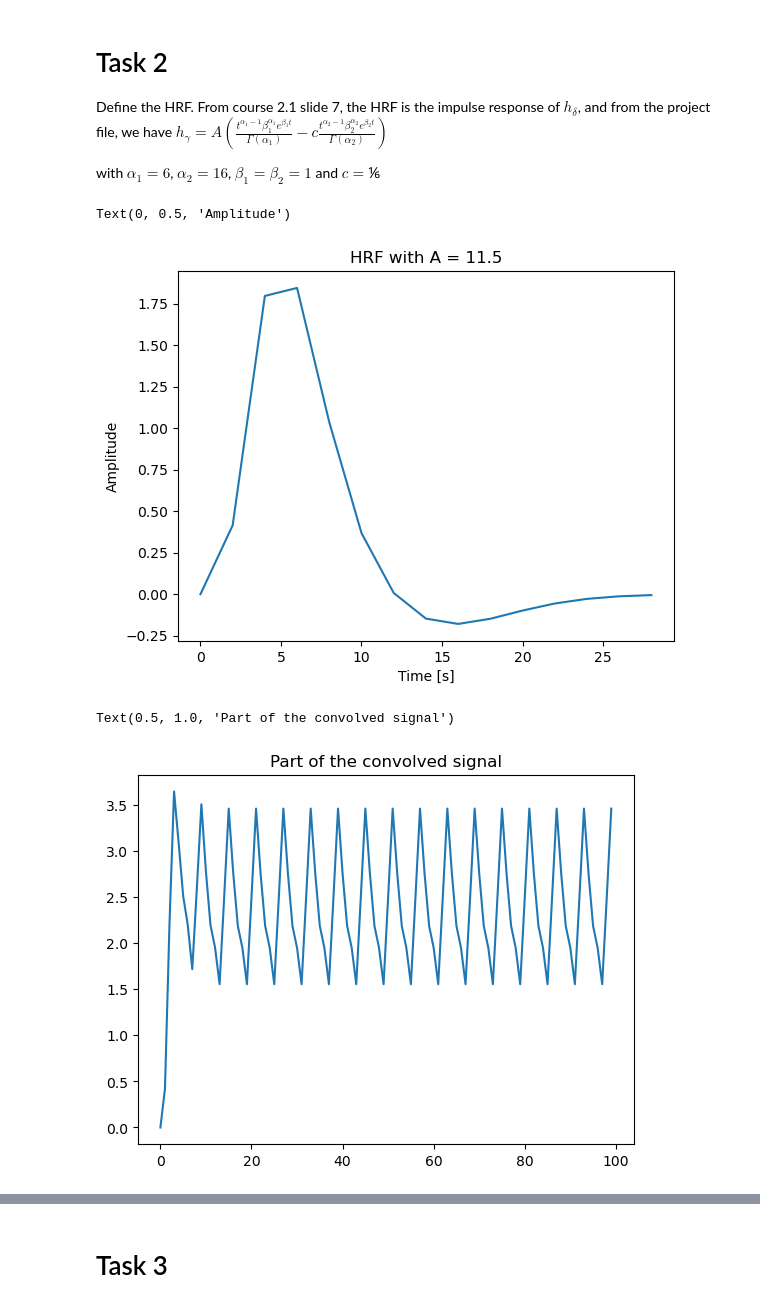
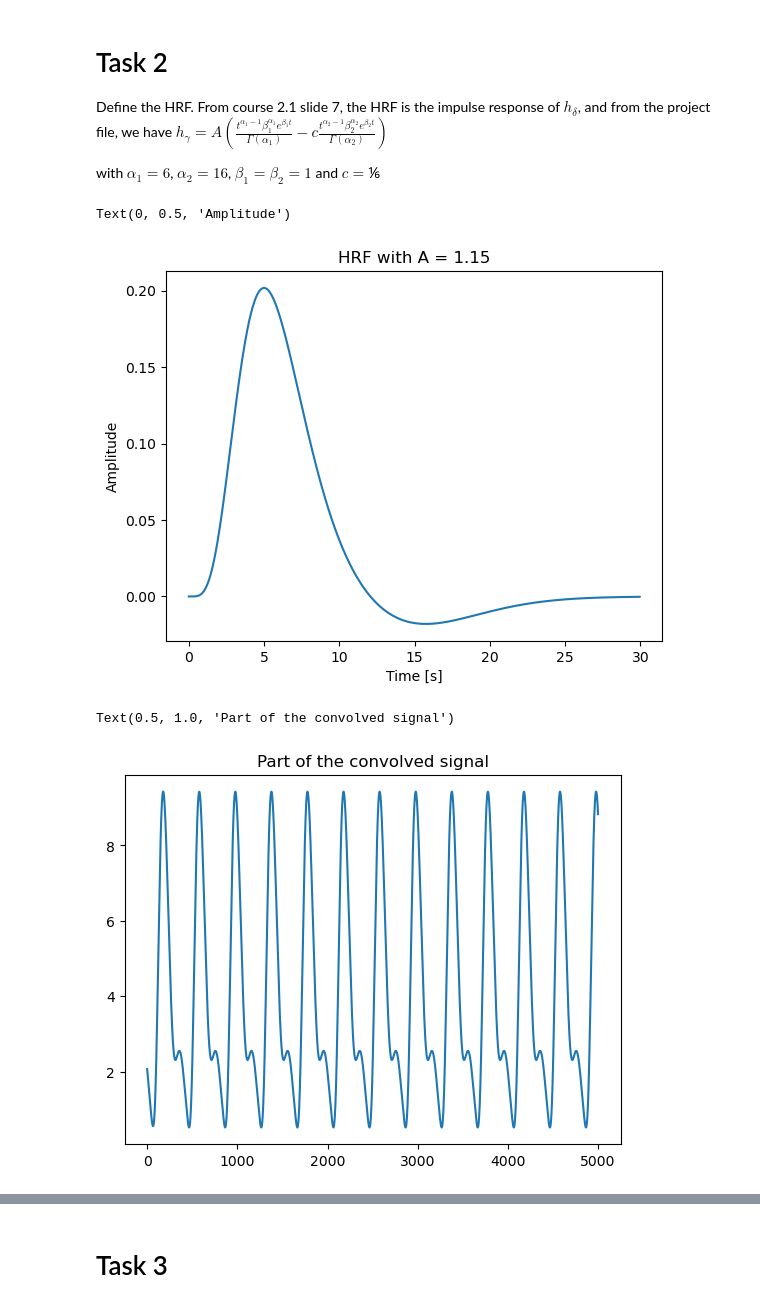
Before and after one commit to Neiizo/NSSP_421_Group_M, a Jupyter notebook: Project1/Code_project_1.ipynb, the cells around one changed output, grey strips where cells are left out. Saved outputs shown, nothing was run; the diff lists cells and outputs as text; code cells hidden in the pictures.

```diff
--- a/Project1/Code_project_1.ipynb
+++ b/Project1/Code_project_1.ipynb
@@ -23,20 +23,22 @@ def rect(t,A=1,length=1):
     if t <= length:
         return A
     else:
-        return 0
+        return 0.0
 # %%
 # General variables
 duration_time = 60 # in minutes
 TR = 2 # in sec
-time_between_events = 6 # in sec
+time_between_events = 8 # in sec
+oversampling = 50
 
 events = {'Face': {'Amplitude': 1, 'Time_stimulus': 2}, # in sec
-          'Control': {'Amplitude': 0.5, 'Time_stimulus': 2}} # in sec
+          'Control': {'Amplitude': 0.3, 'Time_stimulus': 2}} # in sec
 
 start = pd.to_datetime('00:00:00')
 
 # Create a date range with a TR frequency
-date_range = pd.date_range(start=start, end=start+timedelta(minutes=duration_time)-timedelta(seconds=TR), freq=str(TR)+'S')
+date_range = pd.date_range(start=start, end=start+timedelta(minutes=duration_time)-timedelta(seconds=TR/oversampling), freq=str(TR/oversampling)+'S')
+
 
 # Create data to alternate between events
 time_events = pd.date_range(start=start, end=start+timedelta(minutes=duration_time)-timedelta(seconds=time_between_events), freq=str(time_between_events)+'S')
@@ -47,8 +49,10 @@ events_df = pd.DataFrame(data=list_events, index=time_events, columns=["Events"]
 bank_of_signals = dict()
 for event in events:
     bank_of_signals[event] = []
-    for t in range(0, time_between_events, TR):
+    for t in np.arange(0, time_between_events, TR/oversampling):
         bank_of_signals[event].append(rect(t, A=events[event]['Amplitude'], length=events[event]['Time_stimulus']))
+bank_of_signals['Idle'] = np.zeros(int(time_between_events * oversampling / TR)).tolist()
+bank_of_signals['Intercept'] = np.ones(int(time_between_events * oversampling / TR)).tolist()
 
 # Create signals
 signal = np.array([])
@@ -102,22 +110,23 @@ def h(A, t, alpha_1=6, alpha_2=16):
     return h
 # %%
 # Define our hrf
-A = 11.5
+A = 1.15
 time_len = 30
 
+time = np.arange(0, time_len, TR / oversampling)
 
-hrf = h(A, range(0, time_len, TR))
-plt.plot(range(0, time_len, TR), hrf)
+hrf = h(A, time)
+plt.plot(time, hrf)
 plt.title("HRF with A = {}".format(A))
 plt.xlabel("Time [s]")
 plt.ylabel("Amplitude")
 # %% [output]
 Text(0, 0.5, 'Amplitude')
-[figure, old version]
+[figure, new version]
 # %%
-convolved_signal = np.convolve(hrf, data["Signal"])#, mode='same')
-plt.plot(convolved_signal[:100])
+convolved_signal = np.convolve(hrf, data["Signal"], mode='same')
+plt.plot(convolved_signal[:100*oversampling])
 plt.title('Part of the convolved signal')
 # %% [output]
 Text(0.5, 1.0, 'Part of the convolved signal')
-[figure, old version]
+[figure, new version]
```
Also changed, not shown: parts of 18 cells of this notebook.
